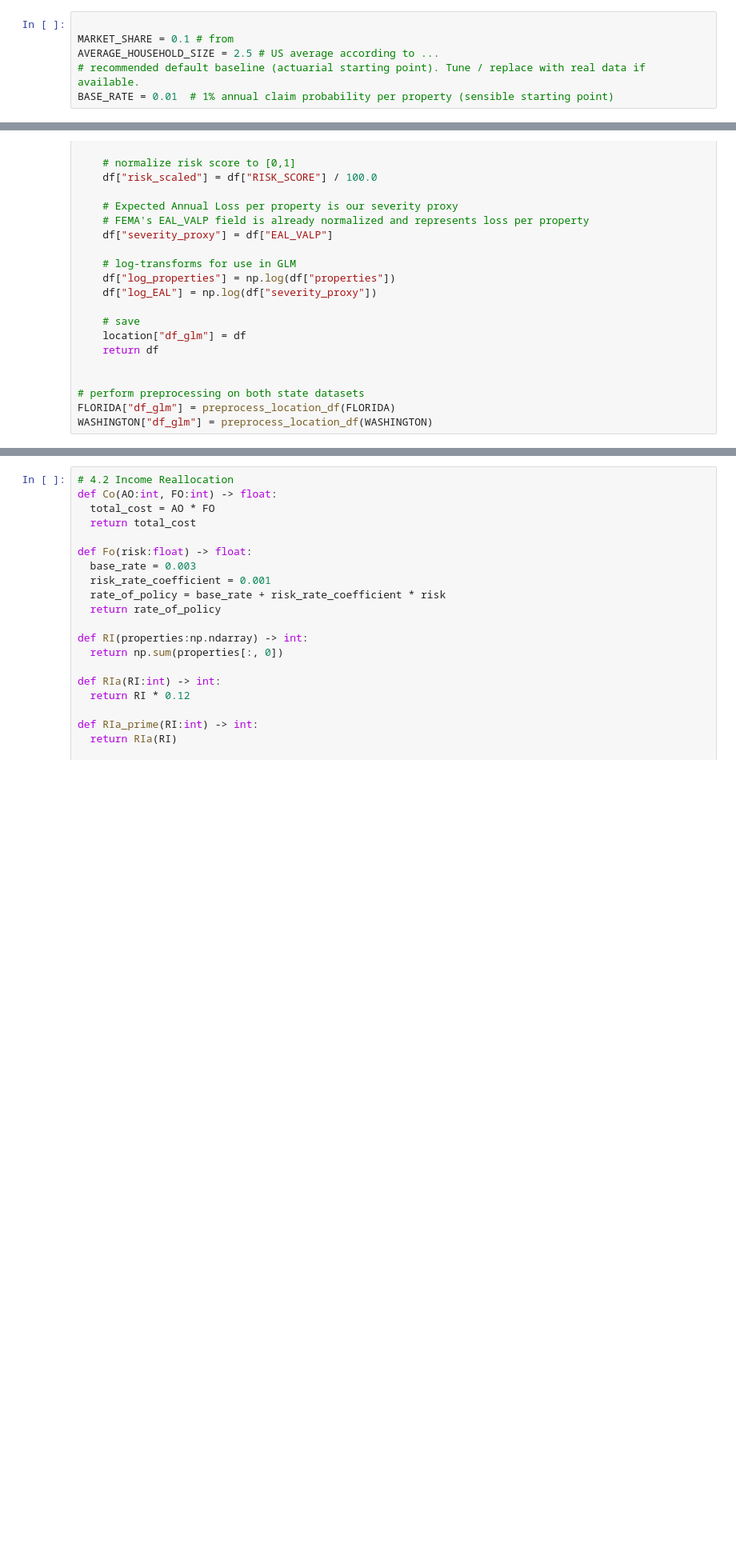
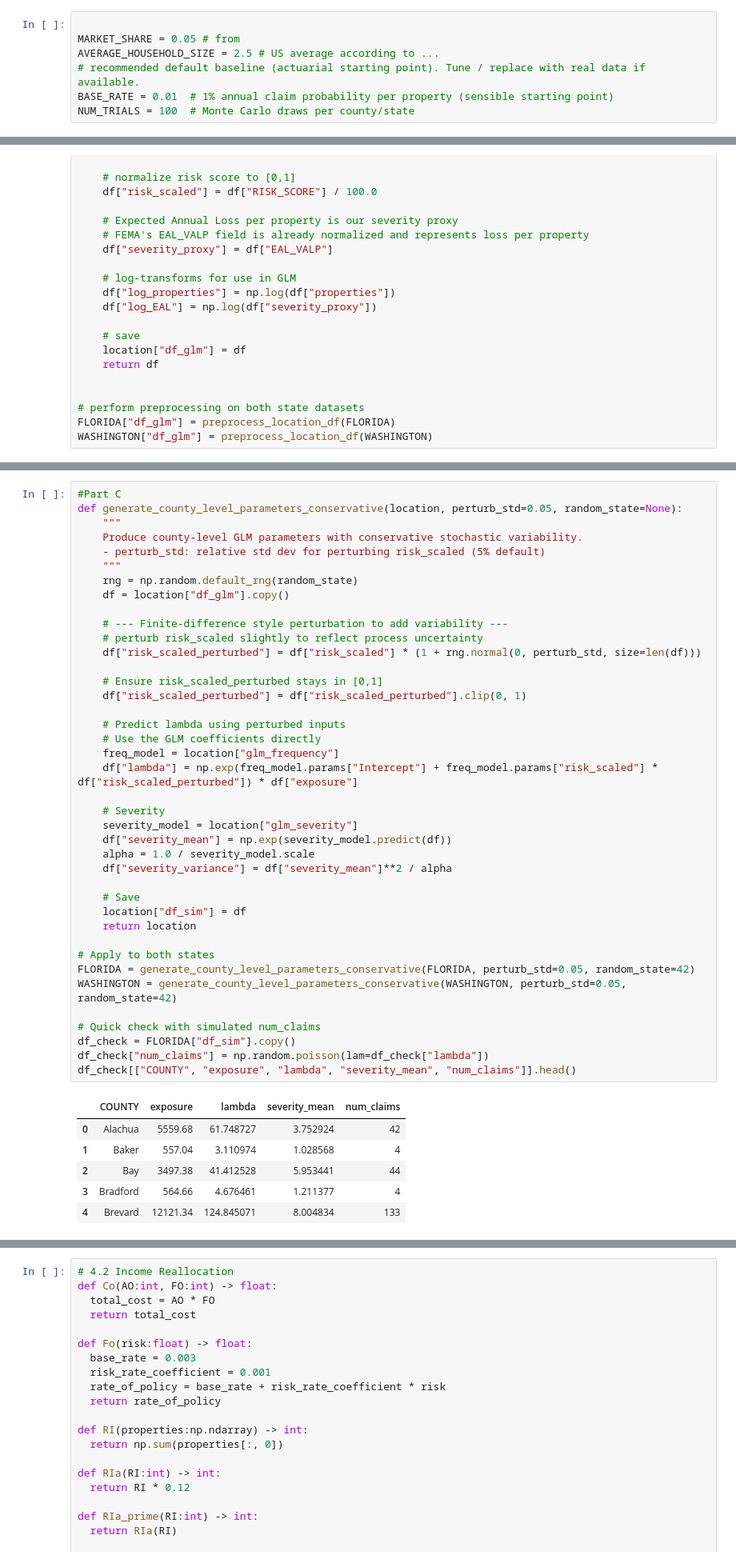
Before and after one commit to junomarques17/numerical_methods_project, a Jupyter notebook: main.ipynb, the cells around one changed output, grey strips where cells are left out. Shown at 80% size. Saved outputs shown, nothing was run; the diff lists cells and outputs as text; blank space fills up the shorter version.

```diff
--- a/main.ipynb
+++ b/main.ipynb
@@ -1,9 +1,10 @@
 # %%
 
-MARKET_SHARE = 0.1 # from
+MARKET_SHARE = 0.05 # from
 AVERAGE_HOUSEHOLD_SIZE = 2.5 # US average according to ...
 # recommended default baseline (actuarial starting point). Tune / replace with real data if available.
 BASE_RATE = 0.01  # 1% annual claim probability per property (sensible starting point)
+NUM_TRIALS = 100  # Monte Carlo draws per county/state
 # %%
 # imports
 import numpy as np
@@ -223,0 +140,47 @@ FLORIDA["df_sim"].head()
+# %%
+#Part C
+def generate_county_level_parameters_conservative(location, perturb_std=0.05, random_state=None):
+    """
+    Produce county-level GLM parameters with conservative stochastic variability.
+    - perturb_std: relative std dev for perturbing risk_scaled (5% default)
+    """
+    rng = np.random.default_rng(random_state)
+    df = location["df_glm"].copy()
+
+    # --- Finite-difference style perturbation to add variability ---
+    # perturb risk_scaled slightly to reflect process uncertainty
+    df["risk_scaled_perturbed"] = df["risk_scaled"] * (1 + rng.normal(0, perturb_std, size=len(df)))
+
+    # Ensure risk_scaled_perturbed stays in [0,1]
+    df["risk_scaled_perturbed"] = df["risk_scaled_perturbed"].clip(0, 1)
+
+    # Predict lambda using perturbed inputs
+    # Use the GLM coefficients directly
+    freq_model = location["glm_frequency"]
+    df["lambda"] = np.exp(freq_model.params["Intercept"] + freq_model.params["risk_scaled"] * df["risk_scaled_perturbed"]) * df["exposure"]
+
+    # Severity
+    severity_model = location["glm_severity"]
+    df["severity_mean"] = np.exp(severity_model.predict(df))
+    alpha = 1.0 / severity_model.scale
+    df["severity_variance"] = df["severity_mean"]**2 / alpha
+
+    # Save
+    location["df_sim"] = df
+    return location
+
+# Apply to both states
+FLORIDA = generate_county_level_parameters_conservative(FLORIDA, perturb_std=0.05, random_state=42)
+WASHINGTON = generate_county_level_parameters_conservative(WASHINGTON, perturb_std=0.05, random_state=42)
+
+# Quick check with simulated num_claims
+df_check = FLORIDA["df_sim"].copy()
+df_check["num_claims"] = np.random.poisson(lam=df_check["lambda"])
+df_check[["COUNTY", "exposure", "lambda", "severity_mean", "num_claims"]].head()
+# %% [output]
+|  | COUNTY | exposure | lambda | severity_mean | num_claims |
+| 0 | Alachua | 5559.68 | 61.748727 | 3.752924 | 42 |
+| 1 | Baker | 557.04 | 3.110974 | 1.028568 | 4 |
+| 2 | Bay | 3497.38 | 41.412528 | 5.953441 | 44 |
+| 3 | Bradford | 564.66 | 4.676461 | 1.211377 | 4 |
+| 4 | Brevard | 12121.34 | 124.845071 | 8.004834 | 133 |
```
Also changed, not shown: parts of 5 cells of this notebook.
